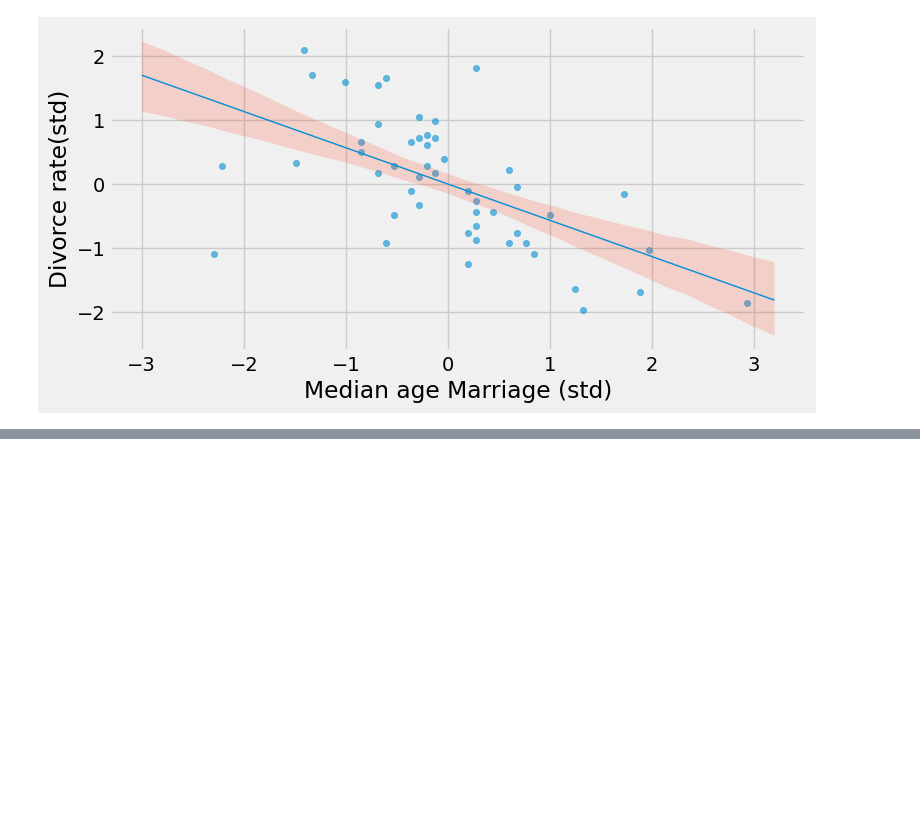
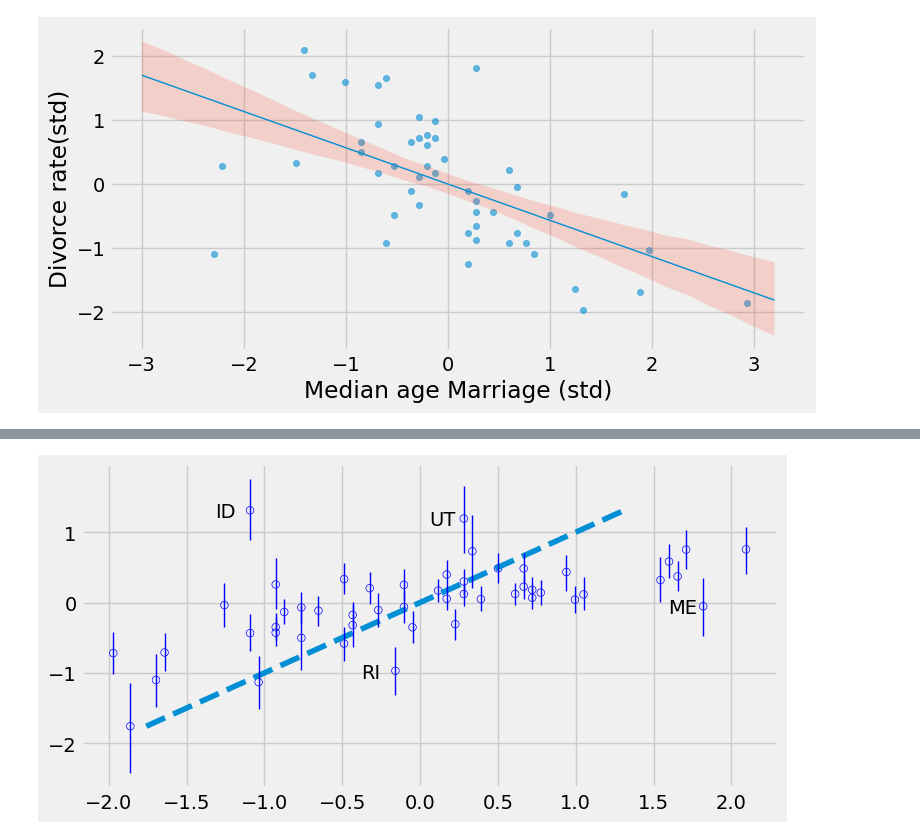
Before and after one commit to sushmit86/BuildingMachineLearningSystemsWithPython, a Jupyter notebook: sushmit_05_geocentric_models.ipynb, the cells around one changed output, grey strips where cells are left out. Cells and saved outputs as stored; diff of their text form; code cells hidden in the pictures; blank space fills up the shorter version.

```diff
--- a/sushmit_05_geocentric_models.ipynb
+++ b/sushmit_05_geocentric_models.ipynb
@@ -163,0 +388,25 @@ fig.show()
+# %%
+#@title 5.15
+post_samples_m_5_3_array = df_post_samples_m_5_3.to_numpy()
+post_samples_m_5_3_array
+fn_mu_5_3 = lambda _samples,_A,_M: _samples[:,0] + _samples[:,1] * _A + _samples[:,2] * _M
+sampled_mu = jax.vmap(fn_mu_5_3,in_axes=(None,0,0),out_axes=1)(post_samples_m_5_3_array,A_arr,M_arr)
+mu_PI = np.apply_along_axis(arviz.hdi, axis=0, arr=np.array(sampled_mu),hdi_prob=credib_interval).T
+mu_mean = np.apply_along_axis(np.mean, axis=0, arr=np.array(sampled_mu))
+fn_sample_D = lambda _mu,_sigma: tfd.Normal(loc=_mu,scale=_sigma).sample(seed = key)
+D_sim = jax.vmap(fn_sample_D,in_axes=(1,None),out_axes=1)(sampled_mu,post_samples_m_5_3_array[:,3])
+D_PI = np.apply_along_axis(arviz.hdi, axis=0, arr=np.array(D_sim),hdi_prob=credib_interval).T
+# %%
+#@title 5.16 - 5.17
+fig,axs = plt.subplots(1,1,figsize=(8,4))
+axs.scatter(d.D,mu_mean,s=30, facecolors='none', edgecolors='b')
+
+x = np.linspace(mu_mean.min(), mu_mean.max(), 101)
+axs.plot(x, x, "--")
+for i in range(d.shape[0]):
+    plt.plot([d.D[i]] * 2, mu_PI[i],'b',lw=1)
+for i in range(d.shape[0]):
+  if d.Loc[i] in ["ID", "UT", "RI", "ME"]:
+    axs.annotate(d.Loc[i], (d.D[i], mu_mean[i]),xytext=(-25, -5), textcoords="offset points")
+# %% [output]
+[figure, added]
```
Also changed, not shown: parts of 58 cells of this notebook.
